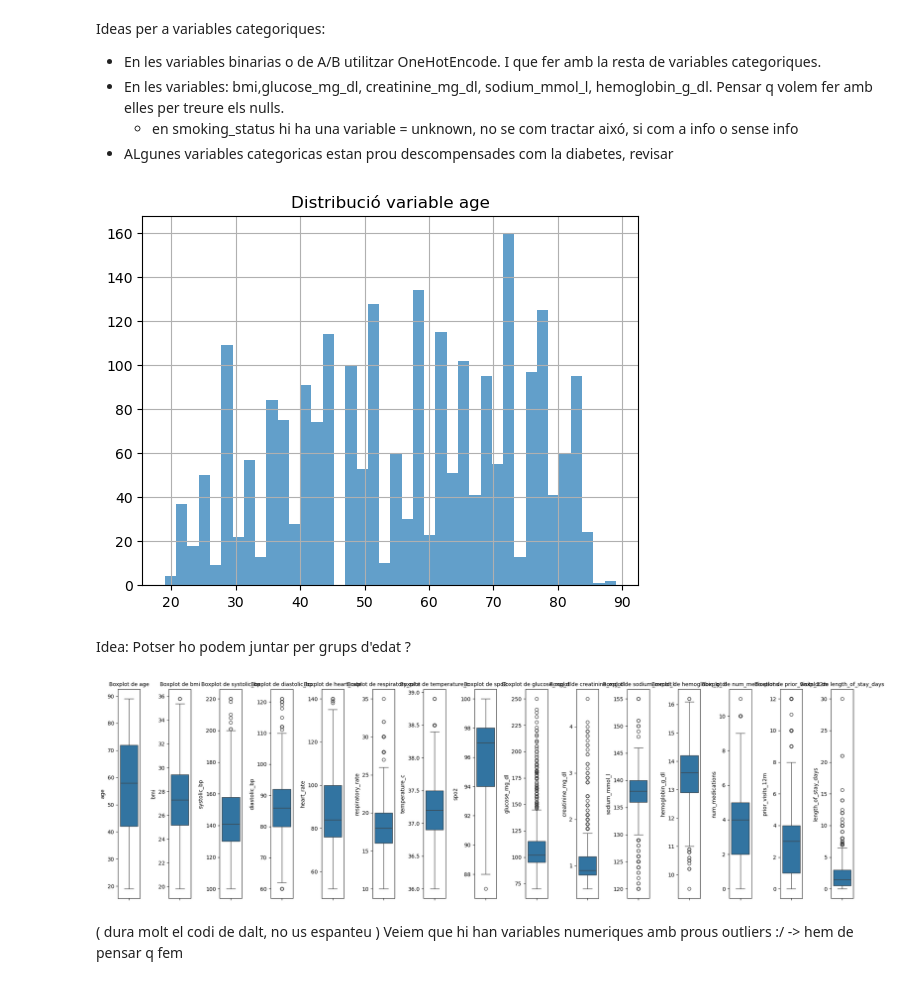
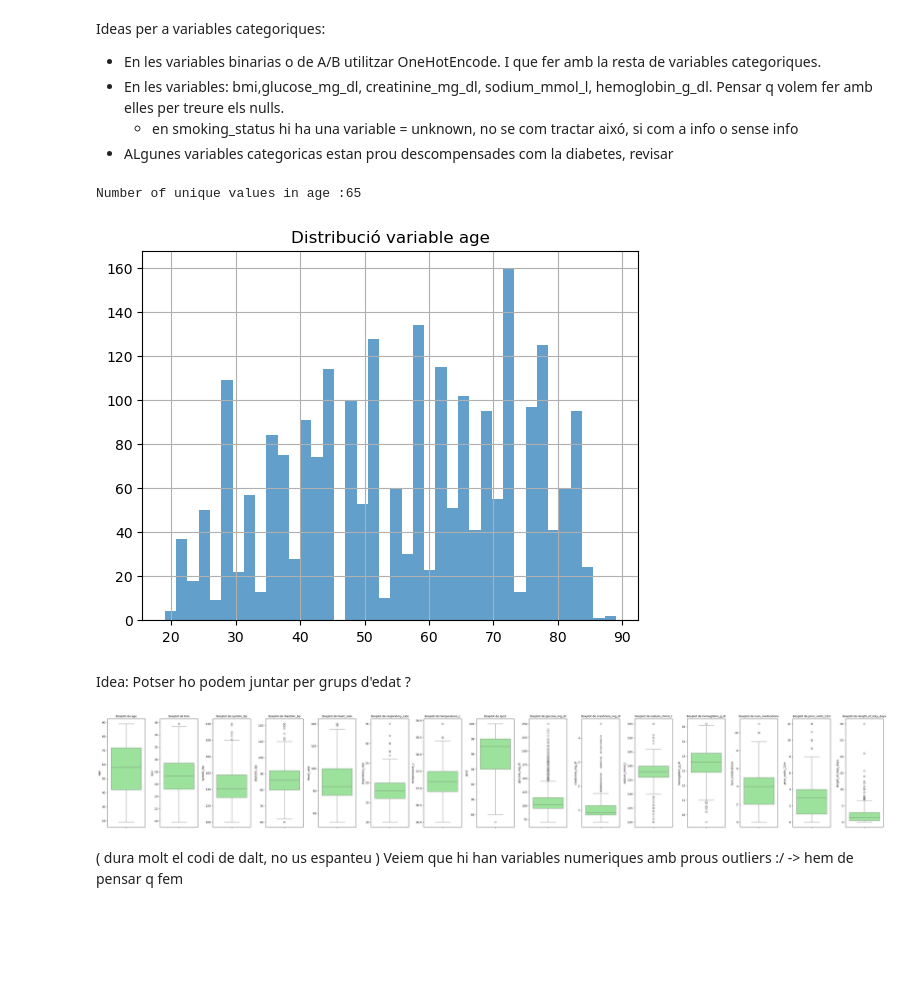
Before and after one commit to azucena-g/kaggle_competition, a Jupyter notebook: try_1.ipynb, the cells around one changed output. Cells and saved outputs as stored; diff of their text form; code cells hidden in the pictures; blank space fills up the shorter version.

```diff
--- a/try_1.ipynb
+++ b/try_1.ipynb
@@ -150,29 +150,31 @@ Ideas per a variables categoriques:
 - ALgunes variables categoricas estan prou descompensades com la diabetes, revisar
 # %%
 train['age'].hist(bins=40, alpha=0.7)
+print ( f'Number of unique values in age :{train['age'].nunique()}')
 plt.title('Distribució variable age')
 plt.show()
 # %% [output]
+Number of unique values in age :65
 [figure]
 # %% [markdown]
 Idea: Potser ho podem juntar per grups d'edat ?
 # %%
 import seaborn as sns
 
 # Crear figura amb dimensions adequades
-plt.figure(figsize=(20, 6))  # Amplada major per col·locar múltiples gràfics en fila
+plt.figure(figsize=(40, 6))  # Amplada major per col·locar múltiples gràfics en fila
 
 # Generar boxplots
 for i, col in enumerate(num_features):
     plt.subplot(1, len(num_features), i + 1)  # 1 fila, tantes columnes com variables
-    sns.boxplot(y=train[col])  # Orientació vertical
+    sns.boxplot(y=train[col], color="lightgreen")  # Orientació vertical
     plt.title(f'Boxplot de {col}', fontsize=10)
 
 # Mostrar gràfics
 plt.tight_layout()
 plt.show()
 # %% [output]
-[figure, old version]
+[figure, new version]
 # %% [markdown]
 ( dura molt el codi de dalt, no us espanteu )
 Veiem que hi han variables numeriques amb prous outliers :/ ->  hem de pensar q fem
```
Also changed, not shown: parts of 6 cells of this notebook, 1 other file.
